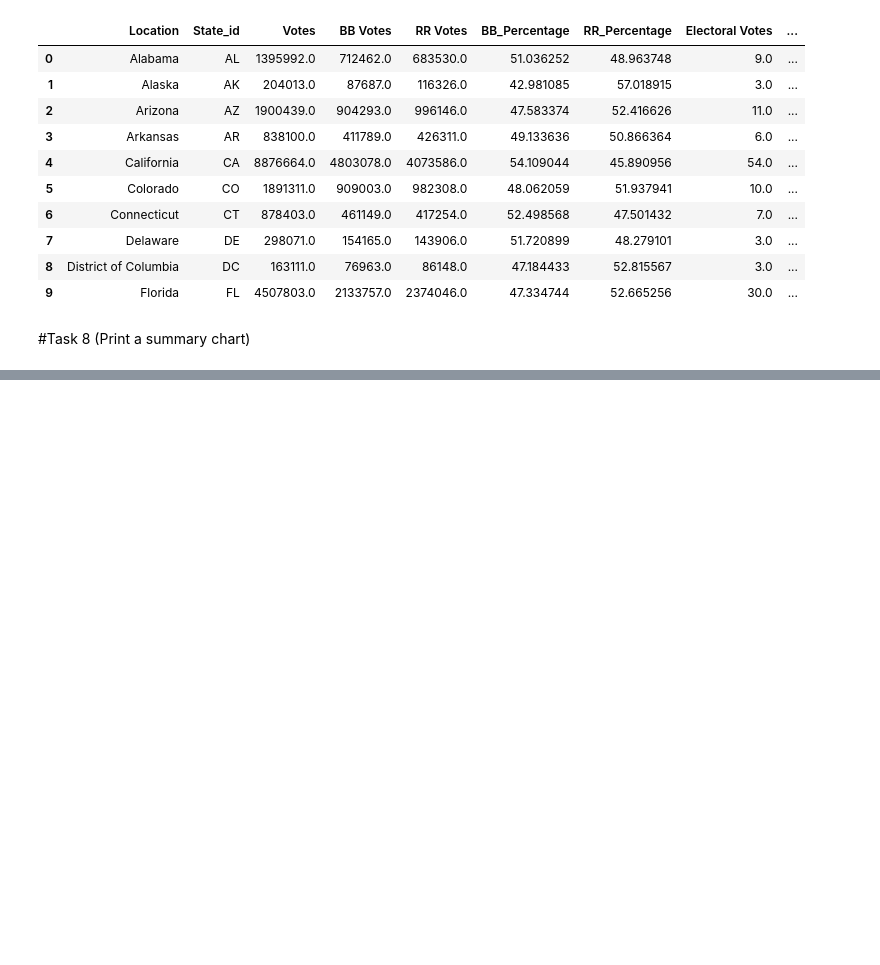
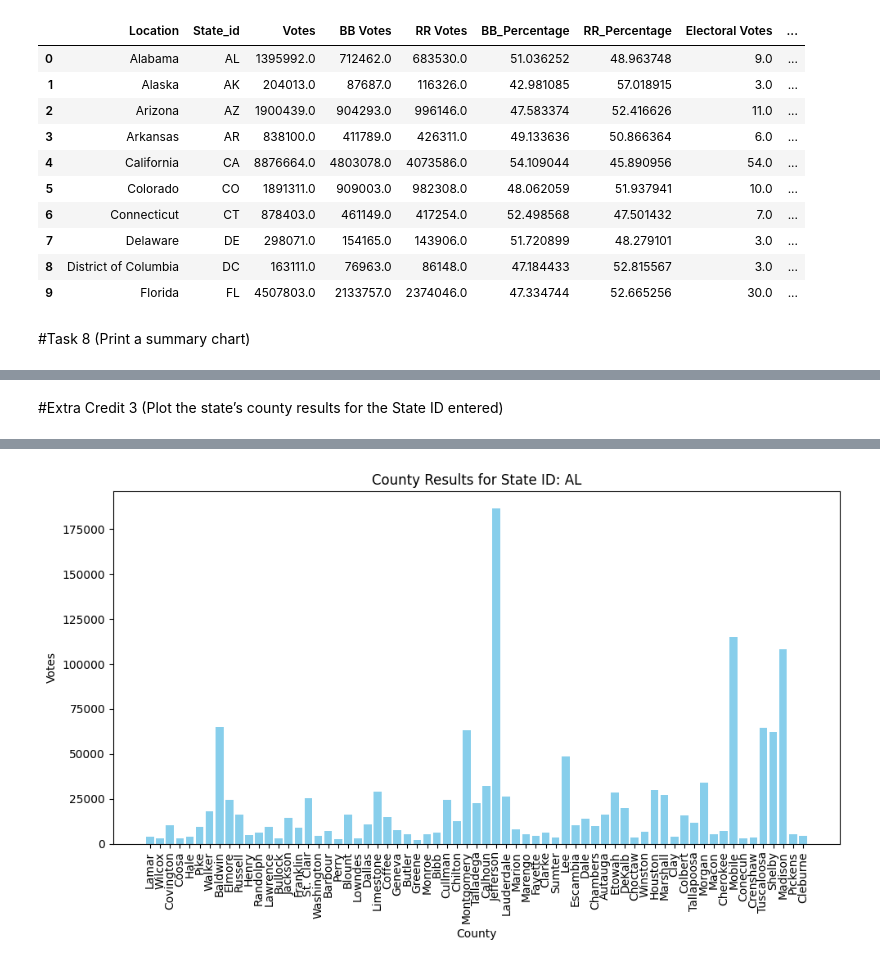
Before and after one commit to winesther23/CMPSC-132-Project-2, a Jupyter notebook: Project_2.ipynb, the cells around one changed output, grey strips where cells are left out. Drawn from its saved outputs; the diff is of its cells as text; code cells hidden in the pictures; blank space fills up the shorter version.

```diff
--- a/Project_2.ipynb
+++ b/Project_2.ipynb
@@ -237,0 +302,20 @@ df1.to_csv("ElectionRace.CSV", index=False)
+# %% [markdown]
+#Extra Credit 3 (Plot the state’s county results for the State ID entered)
+# %%
+enter_state_id = input("Enter the State ID: ")
+
+# Filter for the specified State ID
+state_counties = df[df['state_id'] == enter_state_id]
+
+# Check the structure of the data to see what can be plotted
+print(state_counties.head())
+
+plt.figure(figsize=(10, 6))
+plt.bar(state_counties['county'], state_counties['Votes'], color='skyblue')
+plt.title(f'County Results for State ID: {enter_state_id}')
+plt.xlabel('County')
+plt.ylabel('Votes')
+plt.xticks(rotation=90)
+plt.tight_layout()
+plt.show()
+# %% [output]
@@ -237,0 +339 @@ df1.to_csv("ElectionRace.CSV", index=False)
+[figure, added]
```
Also changed, not shown: parts of 10 cells of this notebook.
